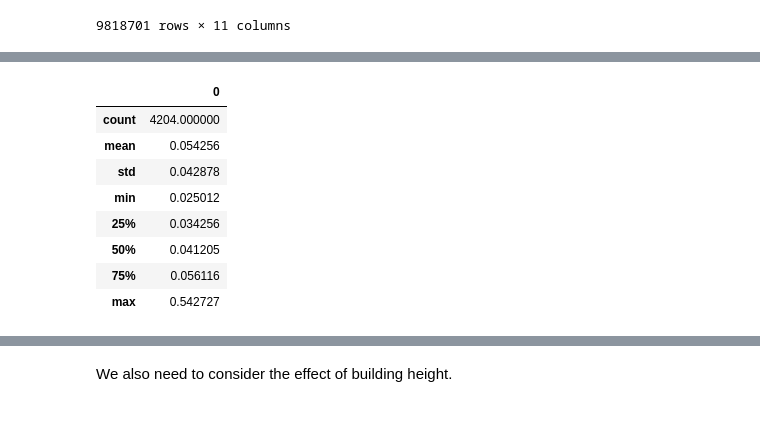
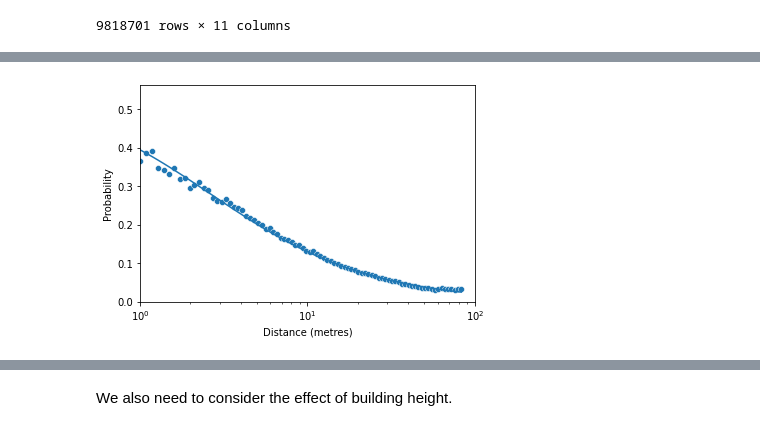
Before and after one commit to Indicative-Data-Science/samplesize, a Jupyter notebook: src/collection.ipynb, the cells around one changed output, grey strips where cells are left out. Cells and saved outputs as stored; diff of their text form; code cells hidden in the pictures.

```diff
--- a/src/collection.ipynb
+++ b/src/collection.ipynb
@@ -183,0 +149,4 @@ plt.hist(m2.fittedvalues)
+# %%
+p=obs.i.groupby(pd.cut(np.log(1+obs.d_building),100,include_lowest=True)).mean()
+odds=p/(1-p)
+odds
@@ -183,0 +167,5 @@ plt.hist(m2.fittedvalues)
+# %%
+y=np.exp(m2.params[0]+ m2.params[1]*(odds.index.categories.mid))
+p=y/(1+y)
+log_predicts=pd.DataFrame({"x":np.exp(odds.index.categories.mid)-1,"y":y,"p":p})
+log_predicts
@@ -184 +202,12 @@ plt.hist(m2.fittedvalues)
+# %%
+a= sns.scatterplot(np.exp(odds.index.categories.mid)-1,odds/(1+odds))
+sns.lineplot(x='x',y='p',data=log_predicts,ax=a)
+# plt.yscale('log')
+plt.xscale('log')
+plt.xlim(1,100)
+plt.ylabel('Probability')
+plt.xlabel('Distance (metres)')
+plt.savefig('../figures/distance_regression.png')
+# %% [output]
+[figure, added]
 # %%
@@ -186,12 +214,0 @@ intersection_fitted_plot=collection.create_image(obs.x,obs.y,m2.fittedvalues,0.5
-# %%
-pd.DataFrame(intersection_fitted_plot.flatten()).describe()
-# %% [output]
-|  | 0 |
-| count | 4204.000000 |
-| mean | 0.054256 |
-| std | 0.042878 |
-| min | 0.025012 |
-| 25% | 0.034256 |
-| 50% | 0.041205 |
-| 75% | 0.056116 |
-| max | 0.542727 |
```
Also changed, not shown: parts of 34 cells of this notebook.
